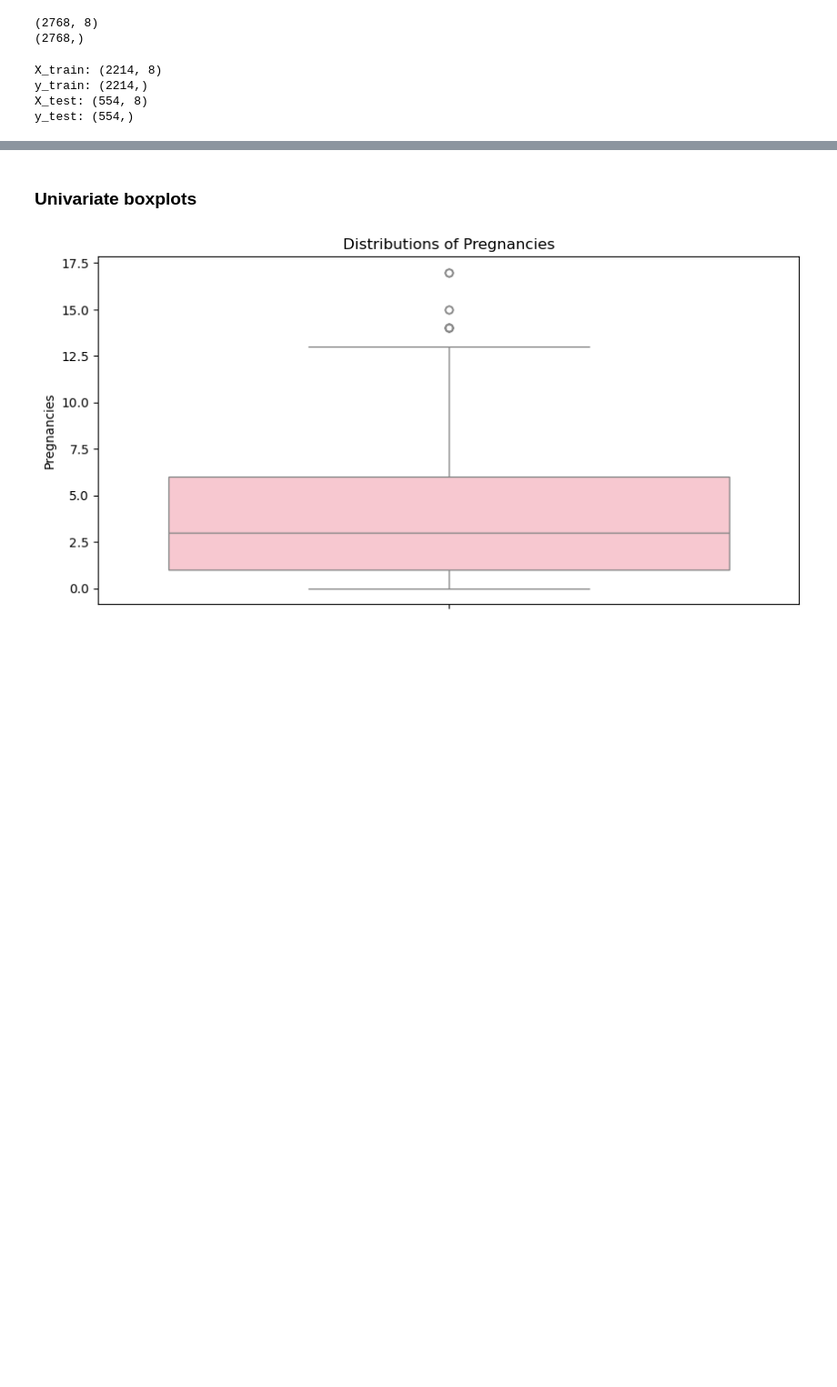
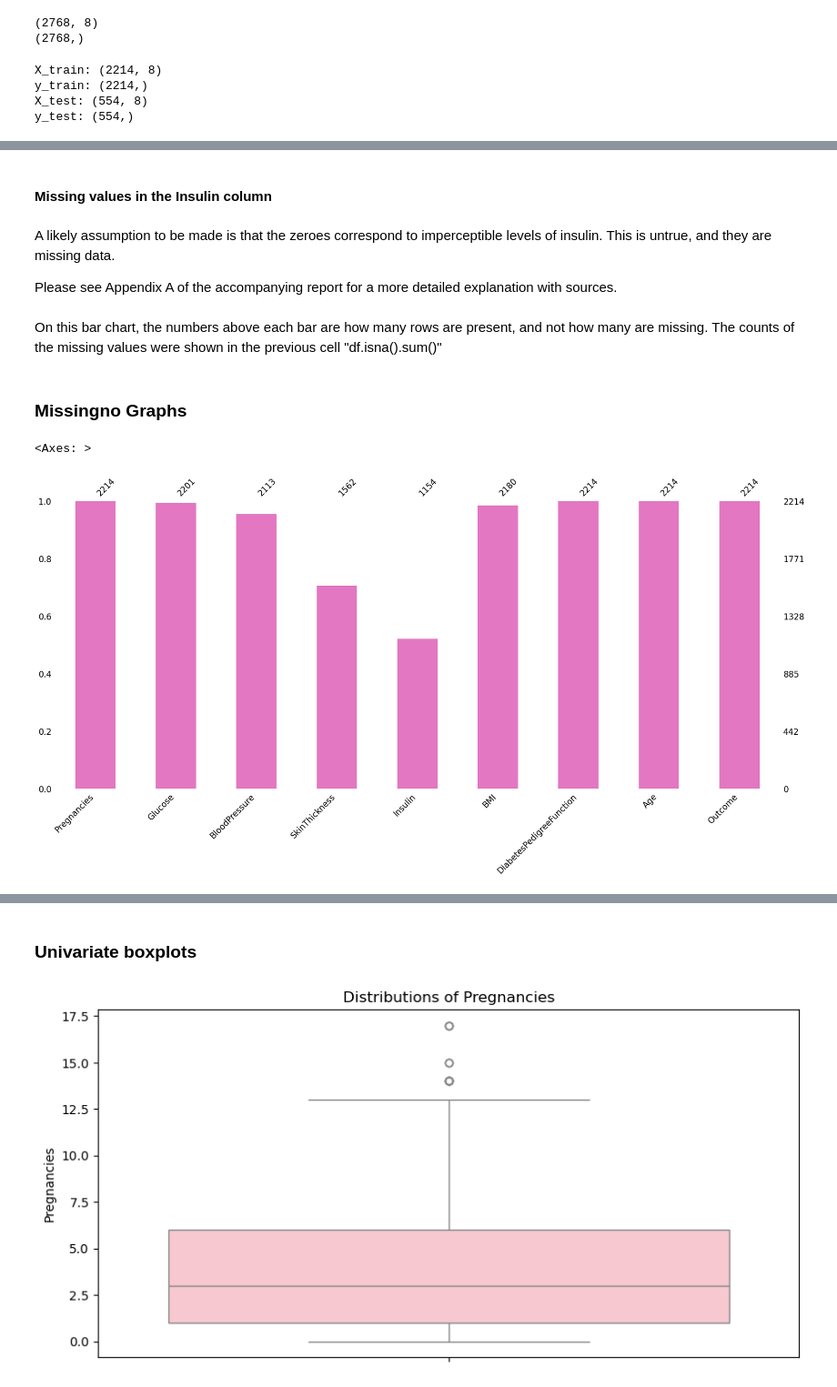
Before and after one commit to LewGoesB00M/CMP6202, a Jupyter notebook: Assignment/Code/CMP6202 Assignment 2.ipynb, the cells around one changed output, grey strips where cells are left out. Shown at 91% size. Drawn from its saved outputs; the diff is of its cells as text; code cells hidden in the pictures; blank space fills up the shorter version.

```diff
--- a/Assignment/Code/CMP6202 Assignment 2.ipynb
+++ b/Assignment/Code/CMP6202 Assignment 2.ipynb
@@ -125,2 +76,0 @@ and reformatted to the recognised NumPy NaN value.
-# %%
-df[["Glucose","Insulin","BloodPressure","SkinThickness","BMI"]] = df[["Glucose","Insulin","BloodPressure","SkinThickness","BMI"]].replace(0, np.nan)
@@ -188,0 +150,5 @@ y_test: (554,)
+# %%
+X_train[["Glucose","Insulin","BloodPressure","SkinThickness","BMI"]] = X_train[["Glucose","Insulin","BloodPressure","SkinThickness","BMI"]].replace(0, np.nan)
+# Following these changes, fullTrainSet should be remade so that they are reflected there, too.
+fullTrainSet = X_train.copy(deep = True)
+fullTrainSet["Outcome"] = y_train.values
@@ -188,0 +170,16 @@ y_test: (554,)
+# %% [markdown]
+#### Missing values in the Insulin column
+# %% [markdown]
+A likely assumption to be made is that the zeroes correspond to imperceptible levels of insulin. This is untrue, and they are missing data.
+
+Please see Appendix A of the accompanying report for a more detailed explanation with sources.
+# %% [markdown]
+On this bar chart, the numbers above each bar are how many rows are present, and not how many are missing. The counts of the missing values were shown in the previous cell
+"df.isna().sum()"
+# %% [markdown]
+### Missingno Graphs
+# %%
+missingno.bar(fullTrainSet, color = "tab:pink")
+# %% [output]
+<Axes: >
+[figure, added]
```
Also changed, not shown: parts of 27 cells of this notebook, 5 other files.
